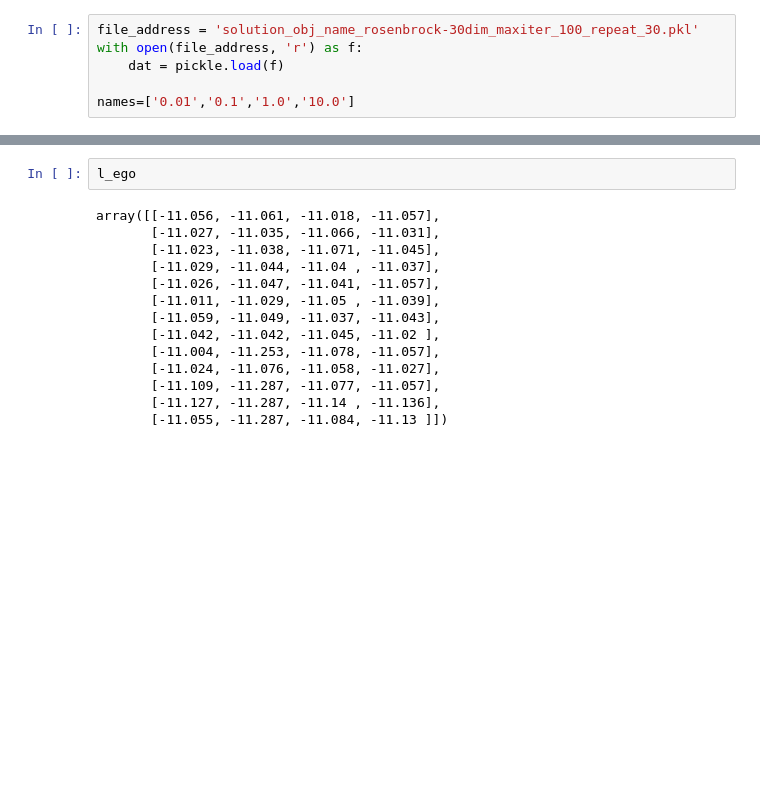
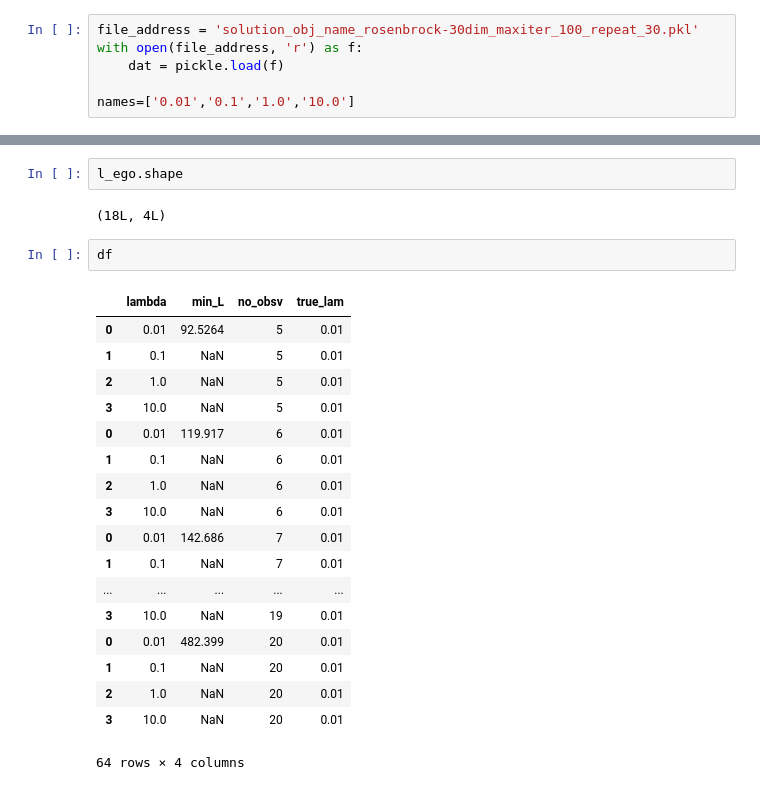
Before and after one commit to DesignInformaticsLab/EcoRacer2016, a Jupyter notebook: simulation_study/Likelihood_Plot_MAX_rosen30.ipynb, the cells around one changed output, grey strips where cells are left out. Drawn from its saved outputs; the diff is of its cells as text; blank space fills up the shorter version.

```diff
--- a/simulation_study/Likelihood_Plot_MAX_rosen30.ipynb
+++ b/simulation_study/Likelihood_Plot_MAX_rosen30.ipynb
@@ -307,16 +296,25 @@ sns.factorplot(data=df, x='no_obsv', y='min_L', hue='lambda', row='true_lam',
 # %%
-l_ego
+l_ego.shape
 # %% [output]
-array([[-11.056, -11.061, -11.018, -11.057],
-       [-11.027, -11.035, -11.066, -11.031],
-       [-11.023, -11.038, -11.071, -11.045],
-       [-11.029, -11.044, -11.04 , -11.037],
-       [-11.026, -11.047, -11.041, -11.057],
-       [-11.011, -11.029, -11.05 , -11.039],
-       [-11.059, -11.049, -11.037, -11.043],
-       [-11.042, -11.042, -11.045, -11.02 ],
-       [-11.004, -11.253, -11.078, -11.057],
-       [-11.024, -11.076, -11.058, -11.027],
-       [-11.109, -11.287, -11.077, -11.057],
-       [-11.127, -11.287, -11.14 , -11.136],
-       [-11.055, -11.287, -11.084, -11.13 ]])
+(18L, 4L)
+# %%
+df
+# %% [output]
+|  | lambda | min_L | no_obsv | true_lam |
+| 0 | 0.01 | 92.5264 | 5 | 0.01 |
+| 1 | 0.1 | NaN | 5 | 0.01 |
+| 2 | 1.0 | NaN | 5 | 0.01 |
+| 3 | 10.0 | NaN | 5 | 0.01 |
+| 0 | 0.01 | 119.917 | 6 | 0.01 |
+| 1 | 0.1 | NaN | 6 | 0.01 |
+| 2 | 1.0 | NaN | 6 | 0.01 |
+| 3 | 10.0 | NaN | 6 | 0.01 |
+| 0 | 0.01 | 142.686 | 7 | 0.01 |
+| 1 | 0.1 | NaN | 7 | 0.01 |
+| ... | ... | ... | ... | ... |
+| 3 | 10.0 | NaN | 19 | 0.01 |
+| 0 | 0.01 | 482.399 | 20 | 0.01 |
+| 1 | 0.1 | NaN | 20 | 0.01 |
+| 2 | 1.0 | NaN | 20 | 0.01 |
+| 3 | 10.0 | NaN | 20 | 0.01 |
+64 rows × 4 columns
```
Also changed, not shown: parts of 3 cells of this notebook, 5 other files.
